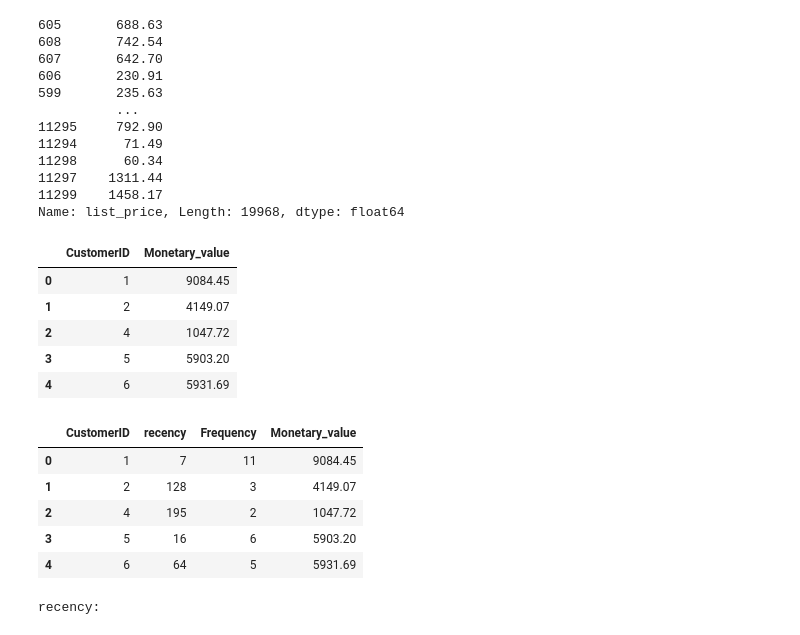
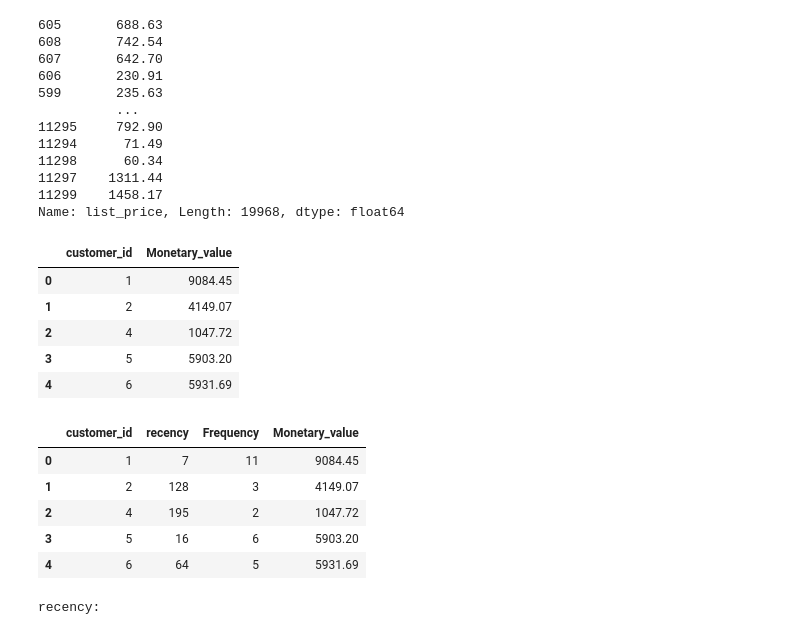
Before and after one commit to yypserena/KPMG_virtual_data_analytics_task, a Jupyter notebook: KPMG_virtual_RFM analysis.ipynb, the cells around one changed output. Cells and saved outputs as stored; diff of their text form; code cells hidden in the pictures.

```diff
--- a/KPMG_virtual_RFM analysis.ipynb
+++ b/KPMG_virtual_RFM analysis.ipynb
@@ -253,20 +270,20 @@ Name: list_price, Length: 19968, dtype: float64
 # %%
 m = df.groupby('customer_id')['list_price'].sum()
 m = pd.DataFrame(m).reset_index()
-m.columns = ['CustomerID', 'Monetary_value']
+m.columns = ['customer_id', 'Monetary_value']
 m.head()
 # %% [output]
-|  | CustomerID | Monetary_value |
+|  | customer_id | Monetary_value |
 | 0 | 1 | 9084.45 |
 | 1 | 2 | 4149.07 |
 | 2 | 4 | 1047.72 |
 | 3 | 5 | 5903.20 |
 | 4 | 6 | 5931.69 |
 # %%
-aus_full_rfm = aus_rec_freq.merge(m, on = 'CustomerID')
+aus_full_rfm = aus_rec_freq.merge(m, on = 'customer_id')
 aus_full_rfm.head()
 # %% [output]
-|  | CustomerID | recency | Frequency | Monetary_value |
+|  | customer_id | recency | Frequency | Monetary_value |
 | 0 | 1 | 7 | 11 | 9084.45 |
 | 1 | 2 | 128 | 3 | 4149.07 |
 | 2 | 4 | 195 | 2 | 1047.72 |
```
Also changed, not shown: parts of 29 cells of this notebook.
